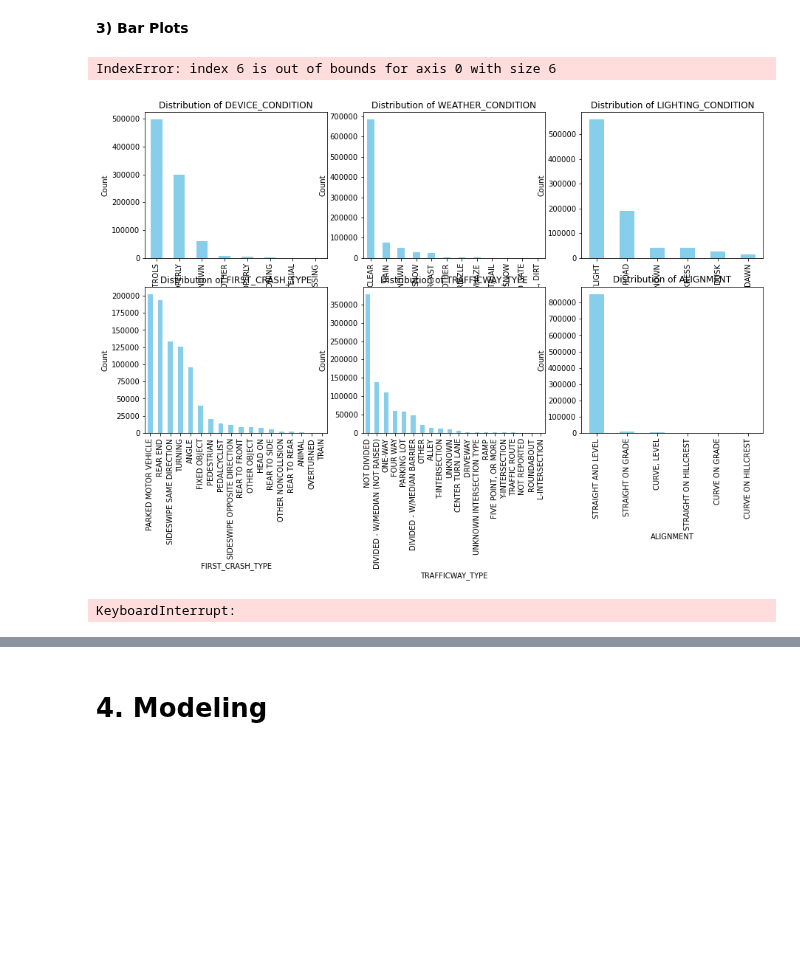
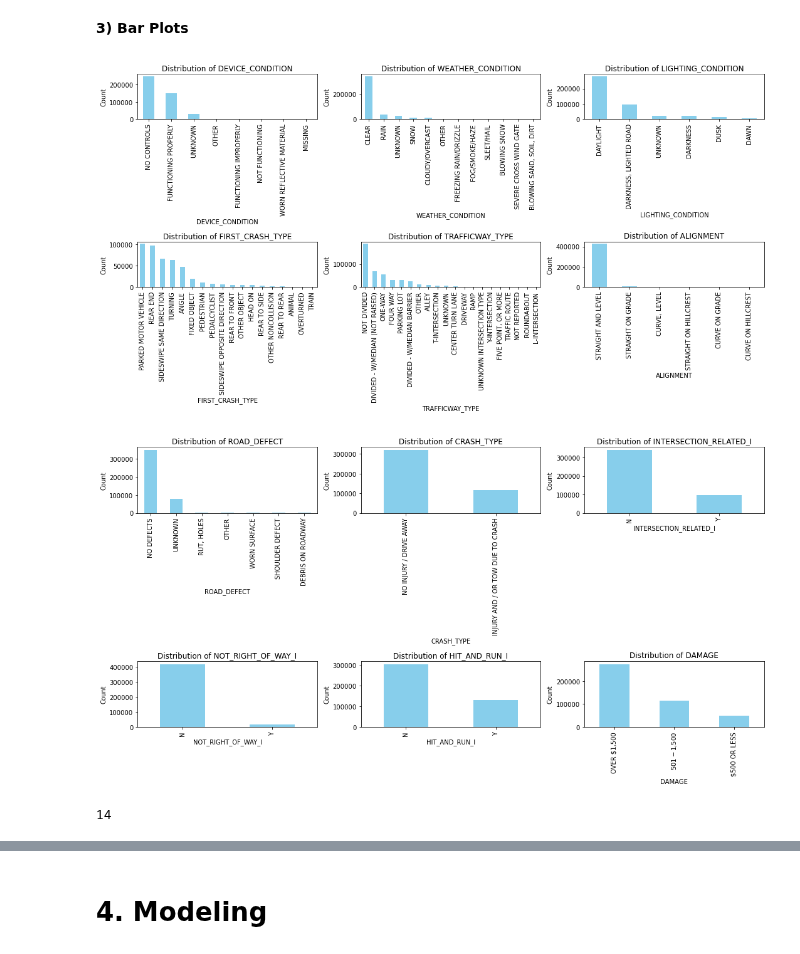
Before and after one commit to Cynthia-Njambi/City-of-Chicago-Traffic-Crashes-Project, a Jupyter notebook: groups/richard.ipynb, the cells around one changed output, grey strips where cells are left out. Drawn from its saved outputs; the diff is of its cells as text; code cells hidden in the pictures; blank space fills up the shorter version.

Commit message:
changed stage of sampling to data understanding

```diff
--- a/groups/richard.ipynb
+++ b/groups/richard.ipynb
@@ -33,0 +36,9 @@ data.head()
+# %%
+from sklearn.model_selection import train_test_split
+
+# Assuming 'CRASH_TYPE' is the column to stratify by
+data, out_of_sample_data = train_test_split(data, test_size=0.5, stratify=df['CRASH_TYPE'], random_state=42)
+
+# Check the shape
+print('Sampled Data Shape: ', data.shape)
+print('Out of Sample Data Shape: ', out_of_sample_data.shape)
@@ -310,0 +324,9 @@ Out of Sample Data Shape:  (436091, 29)
+# %%
+# Separate categorical columns
+categorical_columns = relevant_data.select_dtypes(include=['object']).columns.tolist()
+
+# Separate continuous (numerical) columns
+continuous_columns = relevant_data.select_dtypes(include=['float64', 'int64']).columns.tolist()
+
+# Display the separated columns
+print(f"We have {len(categorical_columns)} categorical columns and {len(continuous_columns)} continuous columns")
@@ -327,12 +351,11 @@ Although we currently classify 'CRASH_HOUR', 'CRASH_DAY_OF_WEEK', 'CRASH_MONTH',
 # %%
 time_col = ['CRASH_HOUR', 'CRASH_DAY_OF_WEEK', 'CRASH_MONTH']
 
-sampled_data[time_col] = sampled_data[time_col].astype('category') #convert to categorical data type
+relevant_data[time_col] = relevant_data[time_col].astype('category') #convert to categorical data type
 
 continuous_columns = [col for col in continuous_columns if col not in time_col] #remove from list of continuous columns
 
 [categorical_columns.append(col) for col in time_col] #add to categorical columns
 
-print('Continuous Columns: ', continuous_columns)
-print('Categorical Columns: ', categorical_columns)
+print(f"We have {len(categorical_columns)} categorical columns and {len(continuous_columns)} continuous columns")
 # %% [output]
@@ -351,8 +373,7 @@ for i, col in enumerate(continuous_columns):
     # Get the appropriate subplot
     ax = axes[i // 3, i % 3]
 
-    # Plot the boxplot vertically with distinct colors
-    sns.boxplot(y=sampled_data[col], ax=ax)
+    sns.boxplot(y=relevant_data[col], ax=ax)
 
     # Set the title of the subplot
     ax.set_title(col)
@@ -380,55 +401,53 @@ Further, our data does not seem to have any outliers.
 # %%
 # Determine number of rows and columns for the subplots based on the number of categorical columns
 n_cols = 3
-n_rows = (len(categorical_columns) + n_cols - 1) // n_cols  # This ensures enough rows
+n_rows = (len(categorical_columns[:6]) + n_cols - 1) // n_cols  # This ensures enough rows
 
 fig, axes = plt.subplots(2, 3, figsize=(15, 8)) #create subplots
 
 axes = axes.flatten() #flatten axes
 
 #plot each categorical column in a subplot
-for i, col in enumerate(categorical_columns):
+for i, col in enumerate(categorical_columns[:6]):
     relevant_data[col].value_counts().plot(kind = 'bar', ax=axes[i], color = 'skyblue')
     axes[i].set_title(f'Distribution of {col}')
     axes[i].set_xlabel(col)
     axes[i].set_ylabel('Count')
 
 #remove empty subplots
 for j in range(i+1, len(axes)):
     fig.delaxes(axes[j])
 
 plt.tight_layout() #prevent overlapping
 plt.show()
 # %% [output]
-IndexError: index 6 is out of bounds for axis 0 with size 6
-[figure, old version]
+[figure, new version]
 # %%
-import matplotlib.pyplot as plt
-
 # Determine number of rows and columns for the subplots based on the number of categorical columns
 n_cols = 3
-n_rows = (len(categorical_columns) + n_cols - 1) // n_cols  # This ensures enough rows
+n_rows = (len(categorical_columns[7:13]) + n_cols - 1) // n_cols  # This ensures enough rows
 
-# Create subplots
-fig, axes = plt.subplots(n_rows, n_cols, figsize=(15, 8))
+fig, axes = plt.subplots(2, 3, figsize=(15, 8)) #create subplots
 
-# Flatten axes array if needed (in case there are fewer plots than subplots)
-axes = axes.flatten()
+axes = axes.flatten() #flatten axes
 
-# Plot each categorical column in a subplot
-for i, col in enumerate(categorical_columns):
-    relevant_data[col].value_counts().plot(kind='bar', ax=axes[i], color='skyblue')
+#plot each categorical column in a subplot
+for i, col in enumerate(categorical_columns[7:13]):
+    relevant_data[col].value_counts().plot(kind = 'bar', ax=axes[i], color = 'skyblue')
     axes[i].set_title(f'Distribution of {col}')
+    axes[i].set_xlabel(col)
     axes[i].set_ylabel('Count')
 
-# Remove any empty subplots if the number of categorical columns doesn't perfectly fit the grid
-for j in range(i + 1, len(axes)):
+#remove empty subplots
+for j in range(i+1, len(axes)):
     fig.delaxes(axes[j])
 
-# Adjust layout to prevent overlap
-plt.tight_layout()
-
-# Show the combined figure
+plt.tight_layout() #prevent overlapping
 plt.show()
 # %% [output]
-KeyboardInterrupt:
+[figure, added]
+# %%
+n_rows = (len(categorical_columns[14:26]) + n_cols - 1)
+print(n_rows)
+# %% [output]
+14
```
Also changed, not shown: parts of 28 cells of this notebook.
